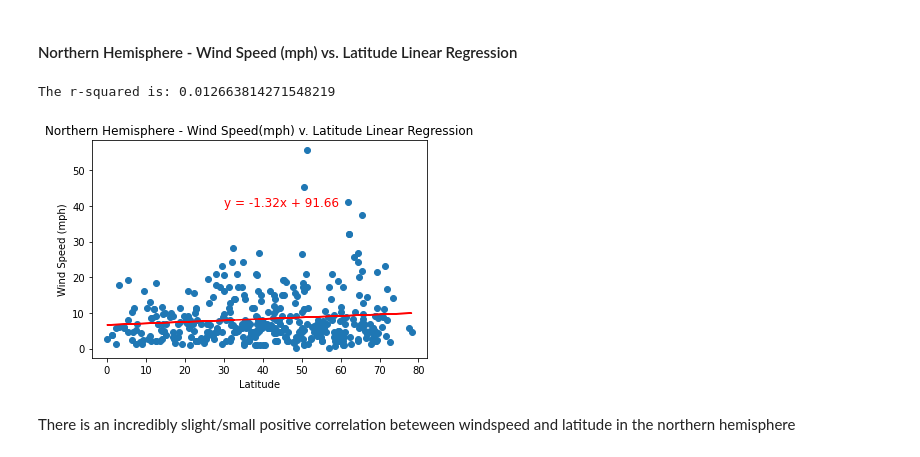
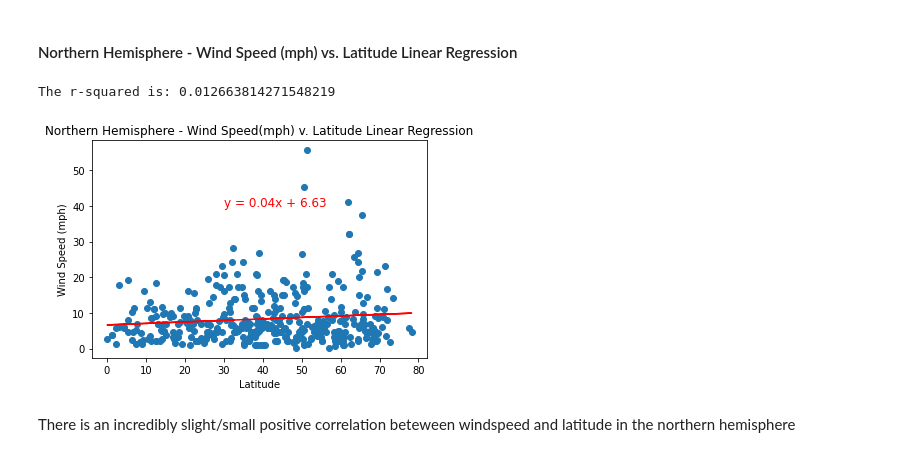
Before and after one commit to geofftm/python-api-challenge, a Jupyter notebook: WeatherPY/WeatherPy.ipynb, the cells around one changed output. Cells and saved outputs as stored; diff of their text form; code cells hidden in the pictures.

```diff
--- a/WeatherPY/WeatherPy.ipynb
+++ b/WeatherPY/WeatherPy.ipynb
@@ -296,6 +296,7 @@ def linear_regression(x, y):
     plt.scatter(x, y)
     plt.plot(x, regress_values, "r-")
     print(f"The r-squared is: {rvalue**2}")
+    return line_eq
 
 def chart_annotation(line_eq, int1, int2,):
     plt.annotate(line_eq, (int1, int2), fontsize=12, color="red")
@@ -381,13 +382,13 @@ There is a positive correlation between cloudiness and latitude in the southern
 # %%
 x_value = north["Latitude"]
 y_value = north["Wind Speed"]
-linear_regression(x_value, y_value)
-chart_annotation(line_eq, 30,40)
+eq = linear_regression(x_value, y_value)
+chart_annotation(eq, 30,40)
 chart_titles("Northern Hemisphere - Wind Speed(mph) v. Latitude Linear Regression", "Latitude", "Wind Speed (mph)")
 plt.savefig("../Images/No_Hem_Wind_Lat.png")
 # %% [output]
 The r-squared is: 0.012663814271548219
-[figure, old version]
+[figure, new version]
 # %% [markdown]
 There is an incredibly slight/small positive correlation beteween windspeed and latitude in the northern hemisphere
 # %% [markdown]
```
Also changed, not shown: parts of 6 cells of this notebook, 7 other files.
